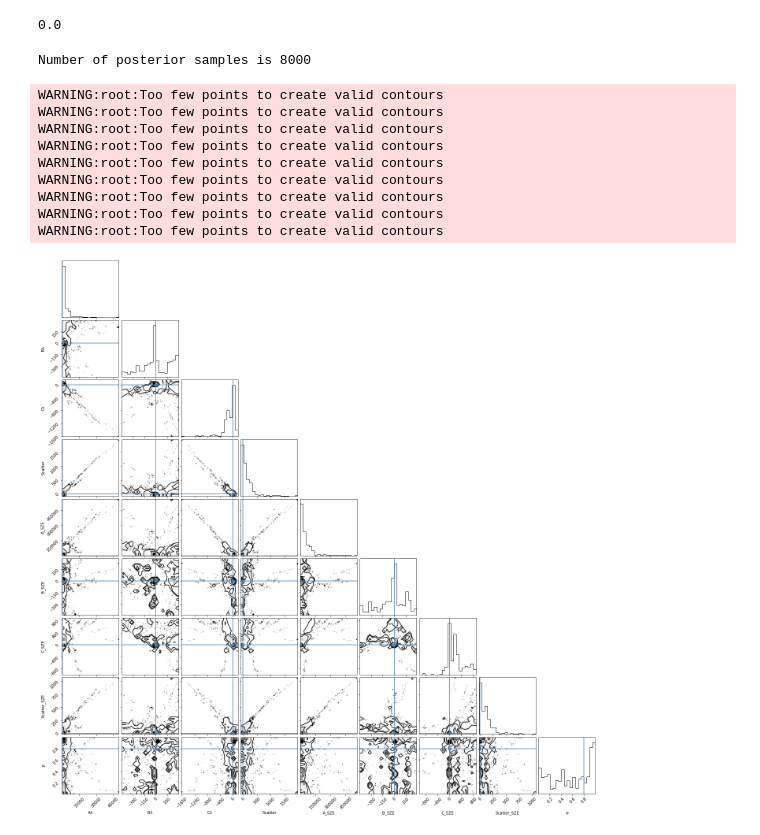
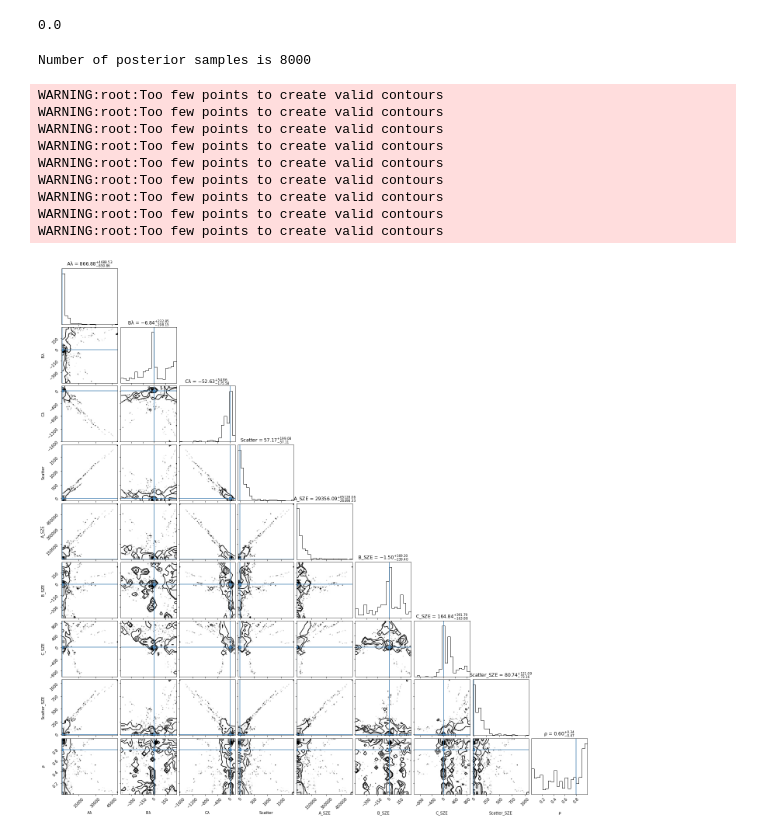
Before and after one commit to allenpinjic/mustar-project, a Jupyter notebook: notebook/SPT_ModelV2.ipynb, the cells around one changed output. Saved outputs shown, nothing was run; the diff lists cells and outputs as text; code cells hidden in the pictures.

Commit message:
Further clarification of the corner.py plot

```diff
--- a/notebook/SPT_ModelV2.ipynb
+++ b/notebook/SPT_ModelV2.ipynb
@@ -369,29 +369,29 @@ postsamples = sampler.chain[:, Nburnin:, :].reshape((-1, ndims))
 # %%
 A_lambda, B_lambda, C_lambda, scatter_lambda = theta[4:8]
 A_sze, B_sze, C_sze, scatter_sze = theta[:4]
 rho = theta[-1]
 
 try:
     import matplotlib as mpl
     mpl.use("Agg") # force Matplotlib backend to Agg
     import corner # import corner.py
 except ImportError:
     sys.exit(1)
 
 print('Number of posterior samples is {}'.format(postsamples.shape[0]))
 
 fig = corner.corner(postsamples, labels=[r"Aλ", r"Bλ", r"Cλ", r"Scatter", r"A_SZE", r"B_SZE", r"C_SZE", r"Scatter_SZE", "ρ"]
-                    , truths=[A_lambda, B_lambda, C_lambda, scatter_lambda,
-                              A_sze, B_sze, C_sze, scatter_sze, rho])
+                    , show_titles = True, truths=[A_lambda, B_lambda, C_lambda, scatter_lambda,
+                                                  A_sze, B_sze, C_sze, scatter_sze, rho])
 # %% [output]
 Number of posterior samples is 8000
 WARNING:root:Too few points to create valid contours
 WARNING:root:Too few points to create valid contours
 WARNING:root:Too few points to create valid contours
 WARNING:root:Too few points to create valid contours
 WARNING:root:Too few points to create valid contours
 WARNING:root:Too few points to create valid contours
 WARNING:root:Too few points to create valid contours
 WARNING:root:Too few points to create valid contours
 WARNING:root:Too few points to create valid contours
-[figure, old version]
+[figure, new version]
```
